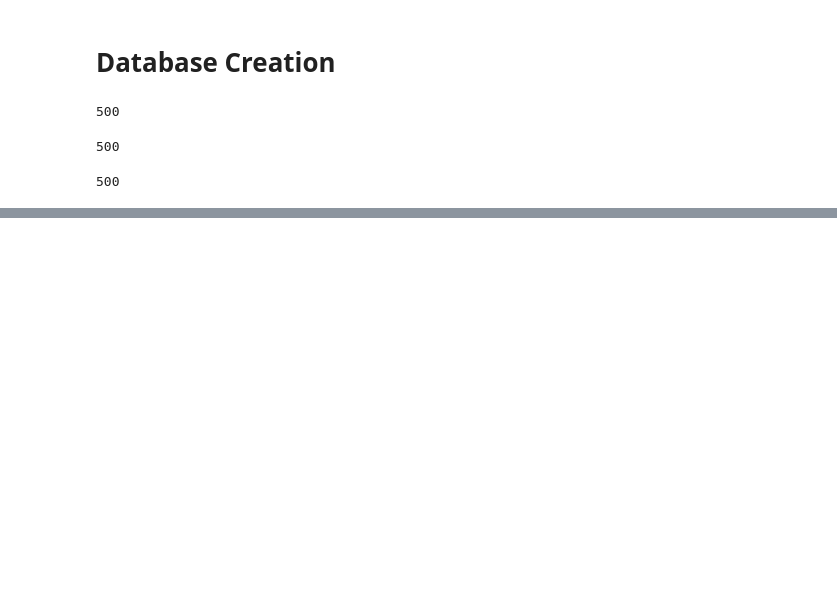
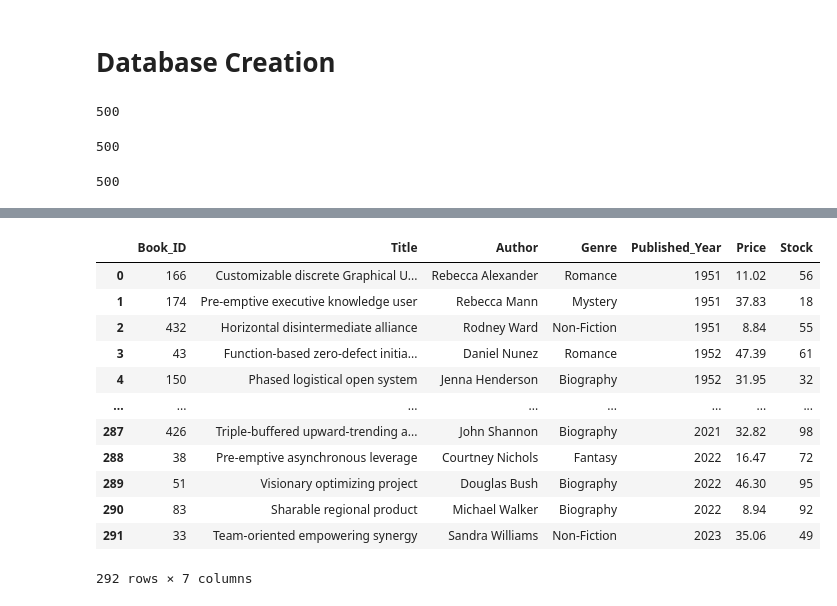
Before and after one commit to jsharma1503/SQL-Project, a Jupyter notebook: Book Store Analysis.ipynb, the cells around one changed output, grey strips where cells are left out. Cells and saved outputs as stored; diff of their text form; code cells hidden in the pictures; blank space fills up the shorter version.

```diff
--- a/Book Store Analysis.ipynb
+++ b/Book Store Analysis.ipynb
@@ -98,0 +128,24 @@ df.to_sql(
+# %%
+# T2 :- Find books published after the year 1950
+query2 = """
+    SELECT * FROM Books WHERE Published_Year > 1950
+    ORDER BY Published_Year ASC
+"""
+
+df2 = pd.read_sql_query(query2, conn)
+
+df2
+# %% [output]
+|  | Book_ID | Title | Author | Genre | Published_Year | Price | Stock |
+| 0 | 166 | Customizable discrete Graphical U... | Rebecca Alexander | Romance | 1951 | 11.02 | 56 |
+| 1 | 174 | Pre-emptive executive knowledge user | Rebecca Mann | Mystery | 1951 | 37.83 | 18 |
+| 2 | 432 | Horizontal disintermediate alliance | Rodney Ward | Non-Fiction | 1951 | 8.84 | 55 |
+| 3 | 43 | Function-based zero-defect initia... | Daniel Nunez | Romance | 1952 | 47.39 | 61 |
+| 4 | 150 | Phased logistical open system | Jenna Henderson | Biography | 1952 | 31.95 | 32 |
+| ... | ... | ... | ... | ... | ... | ... | ... |
+| 287 | 426 | Triple-buffered upward-trending a... | John Shannon | Biography | 2021 | 32.82 | 98 |
+| 288 | 38 | Pre-emptive asynchronous leverage | Courtney Nichols | Fantasy | 2022 | 16.47 | 72 |
+| 289 | 51 | Visionary optimizing project | Douglas Bush | Biography | 2022 | 46.30 | 95 |
+| 290 | 83 | Sharable regional product | Michael Walker | Biography | 2022 | 8.94 | 92 |
+| 291 | 33 | Team-oriented empowering synergy | Sandra Williams | Non-Fiction | 2023 | 35.06 | 49 |
+292 rows × 7 columns
```
Also changed, not shown: parts of 11 cells of this notebook.
